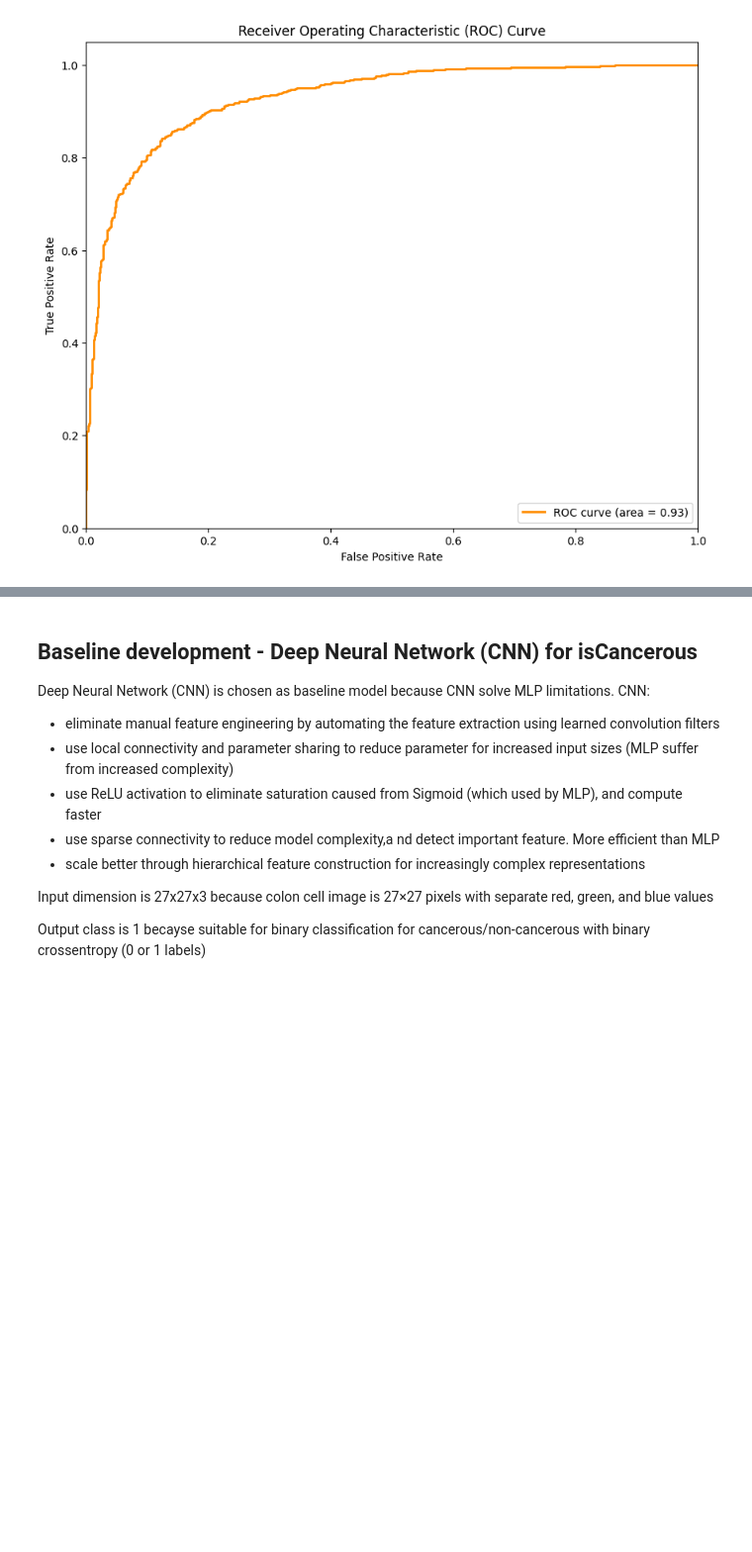
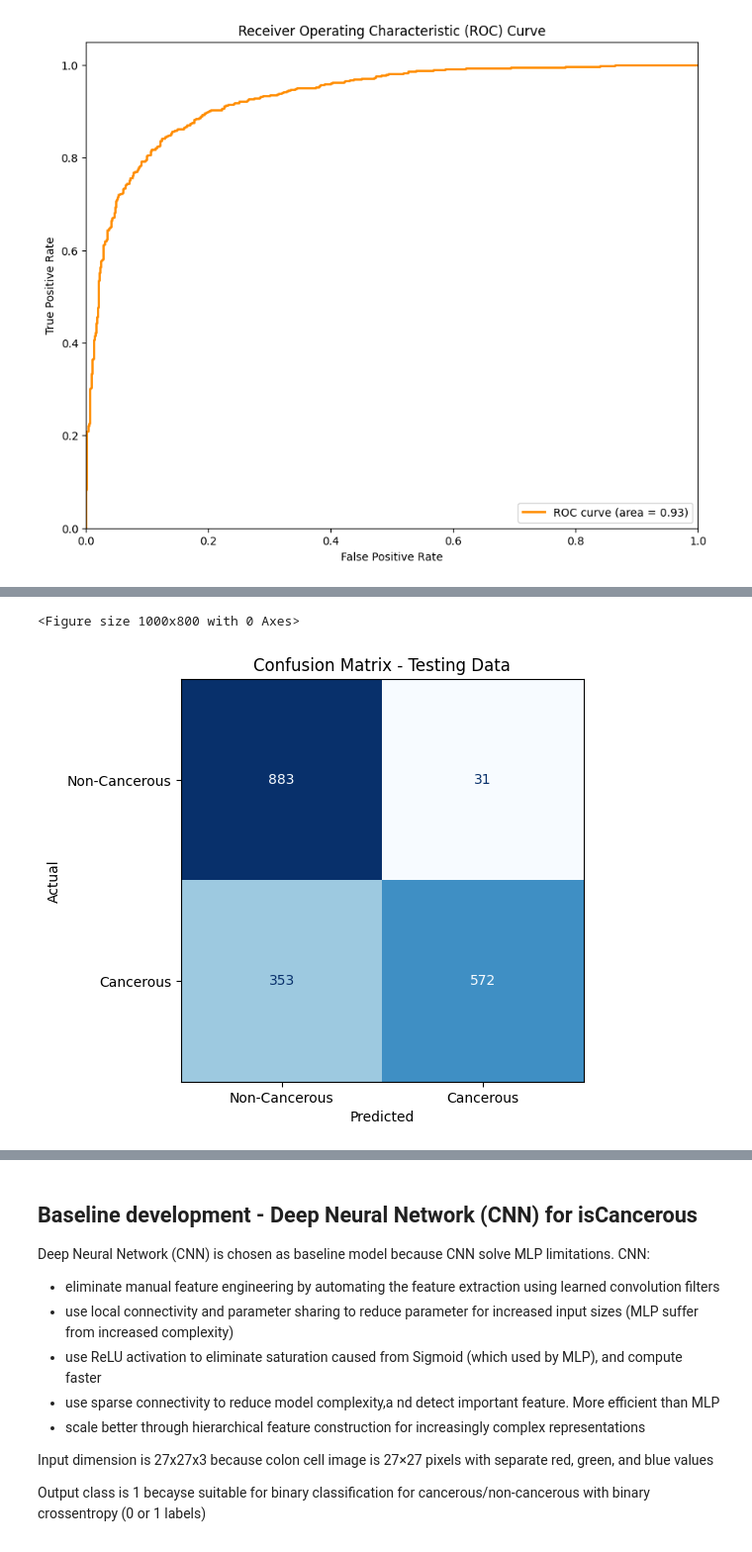
Before and after one commit to Strongsoon/machineLearning, a Jupyter notebook: s3955624_s3899816.ipynb, the cells around one changed output, grey strips where cells are left out. Shown at 99% size. Cells and saved outputs as stored; diff of their text form; code cells hidden in the pictures; blank space fills up the shorter version.

```diff
--- a/s3955624_s3899816.ipynb
+++ b/s3955624_s3899816.ipynb
@@ -2247,3 +2308,28 @@ weighted avg       0.82      0.75      0.74      1839
+# %%
+from sklearn.metrics import confusion_matrix, ConfusionMatrixDisplay
+
+# Generate and plot confusion matrix
+isCancerous_advanced_nn_mlp_test_cm = confusion_matrix(
+    y_true,
+    y_pred_class
+)
+
+plt.figure(figsize=(10, 8))
+
+# Use ConfusionMatrixDisplay for plotting
+disp = ConfusionMatrixDisplay(confusion_matrix=isCancerous_advanced_nn_mlp_test_cm,
+                              display_labels=['Non-Cancerous', 'Cancerous'])
+
+# Plot the confusion matrix
+disp.plot(cmap=plt.cm.Blues, colorbar=False)
+plt.xlabel('Predicted')
+plt.ylabel('Actual')
+plt.tight_layout()
+plt.title('Confusion Matrix - Testing Data')
+plt.show()
+# %% [output]
+<Figure size 1000x800 with 0 Axes>
+[figure, added]
 # %% [markdown]
 ## Explanatory Model Analysis
 
```
Also changed, not shown: parts of 22 cells of this notebook.
